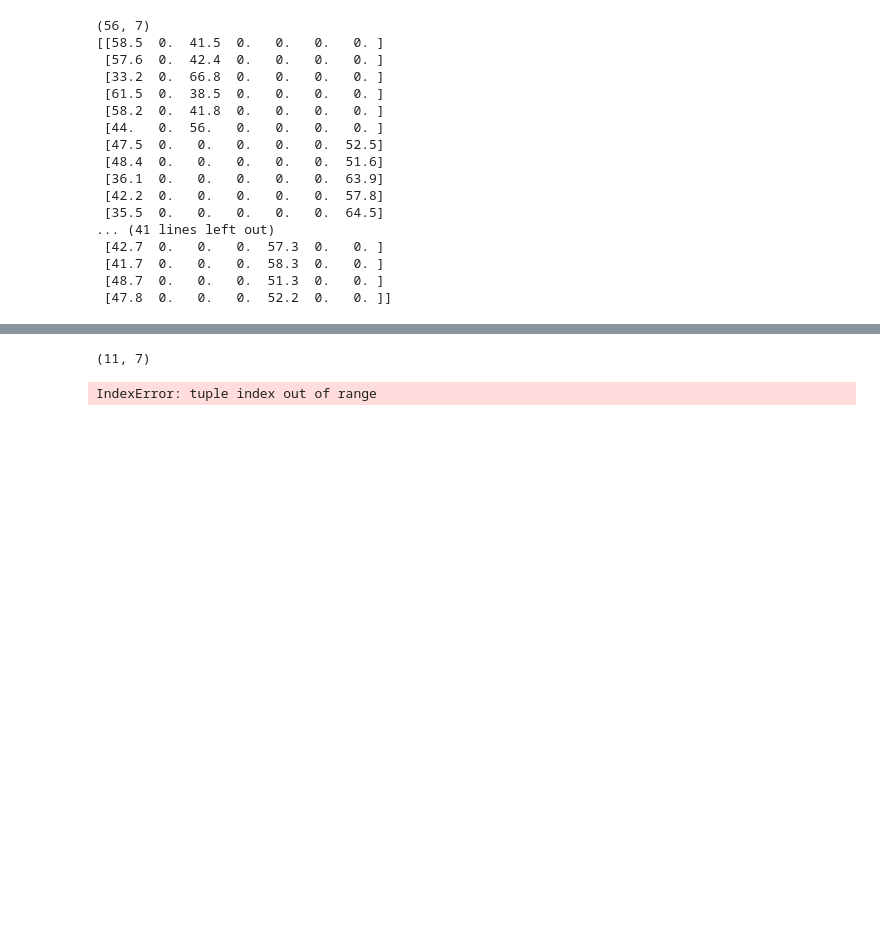
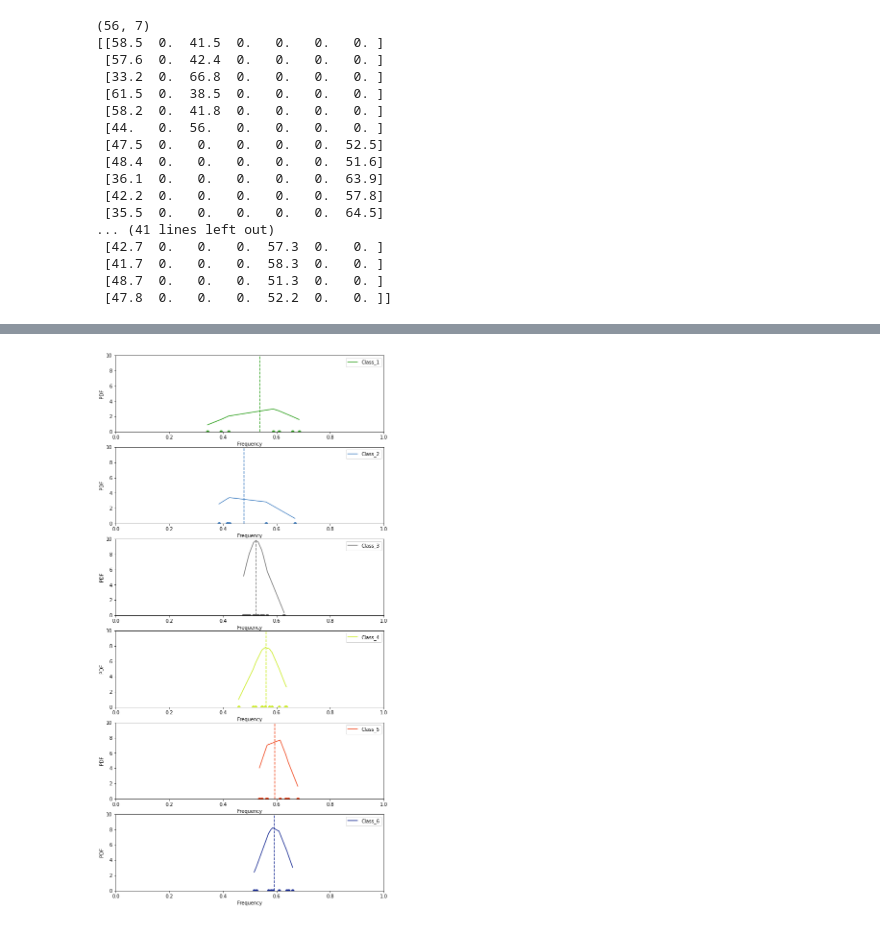
Before and after one commit to josephsv96/Gaussian_2D, a Jupyter notebook: testing.ipynb, the cells around one changed output, grey strips where cells are left out. Cells and saved outputs as stored; diff of their text form; code cells hidden in the pictures; blank space fills up the shorter version.

Commit message:
'batch_dist_working'

```diff
--- a/testing.ipynb
+++ b/testing.ipynb
@@ -100,4 +65,0 @@ new_dist
-# %%
-sample_x.shape
-# %% [output]
-(11, 7)
@@ -115,4 +66,4 @@ sample_x.shape
 # %%
-segmap_arr.show_batch_dist()
+segmap_arr.show_batch_dist(show_bg=False)
 # %% [output]
-IndexError: tuple index out of range
+[figure, added]
```
Also changed, not shown: parts of 13 cells of this notebook, 1 other file.
